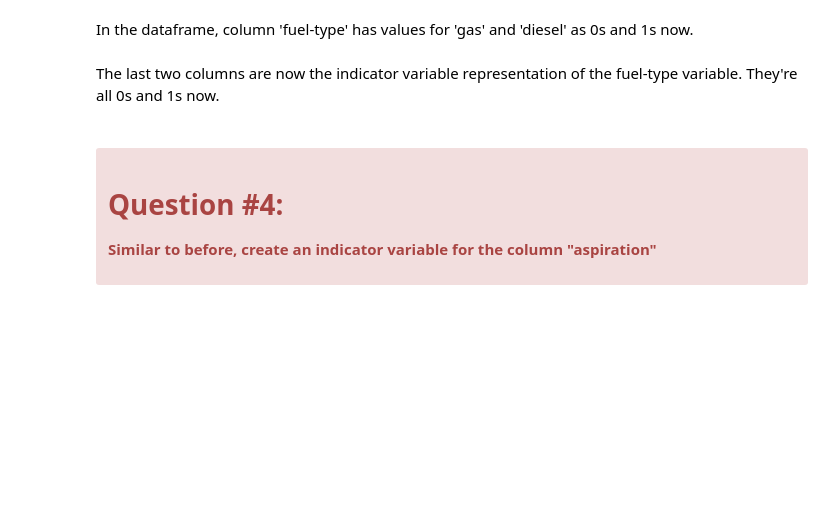
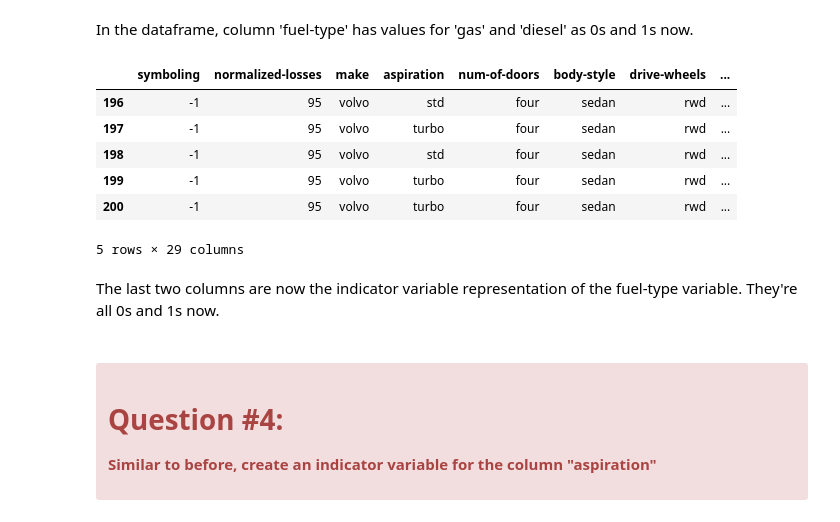
Before and after one commit to dylan-script/programacion_analitca_datos, a Jupyter notebook: Laboratorios/Cohorte II/Data-Wrangling/DA0101EN-2-Review-Data-Wrangling.ipynb, the cells around one changed output. Drawn from its saved outputs; the diff is of its cells as text; code cells hidden in the pictures; blank space fills up the shorter version.

```diff
--- a/Laboratorios/Cohorte II/Data-Wrangling/DA0101EN-2-Review-Data-Wrangling.ipynb
+++ b/Laboratorios/Cohorte II/Data-Wrangling/DA0101EN-2-Review-Data-Wrangling.ipynb
@@ -431,3 +574,6 @@ df['width'] = df['width']/df['width'].max()
 </div>
 # %%
 # Write your code below and press Shift+Enter to execute
+df['height'] = df['height']/df['height'].max()
+
+df[["length", "width", "height"]].head()
@@ -581,3 +789,13 @@ df.head()
+# %%
+df.tail(5)
+# %% [output]
+|  | symboling | normalized-losses | make | aspiration | num-of-doors | body-style | drive-wheels | ... |
+| 196 | -1 | 95 | volvo | std | four | sedan | rwd | ... |
+| 197 | -1 | 95 | volvo | turbo | four | sedan | rwd | ... |
+| 198 | -1 | 95 | volvo | std | four | sedan | rwd | ... |
+| 199 | -1 | 95 | volvo | turbo | four | sedan | rwd | ... |
+| 200 | -1 | 95 | volvo | turbo | four | sedan | rwd | ... |
+5 rows × 29 columns
 # %% [markdown]
 The last two columns are now the indicator variable representation of the fuel-type variable. They're all 0s and 1s now.
 # %% [markdown]
```
Also changed, not shown: parts of 36 cells of this notebook, 1 other file.
